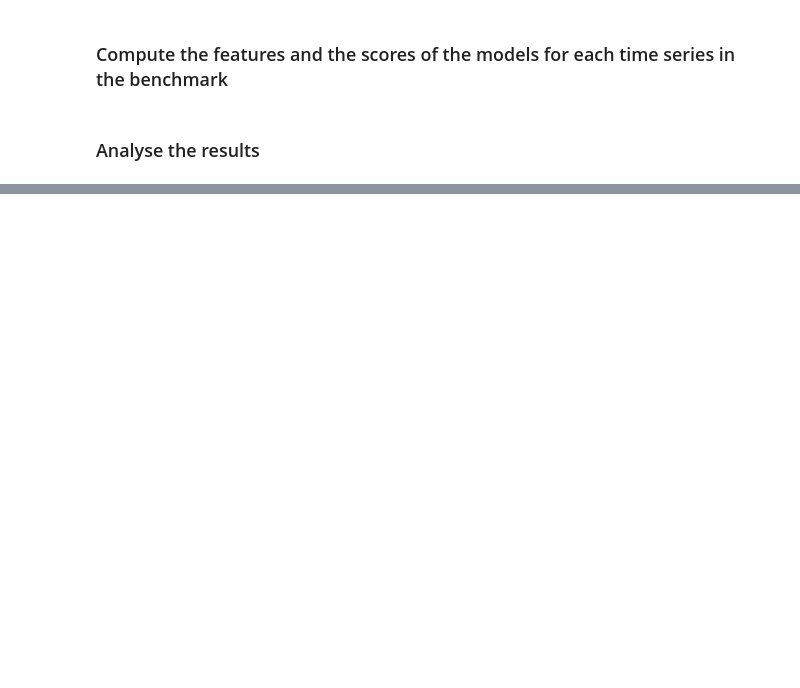
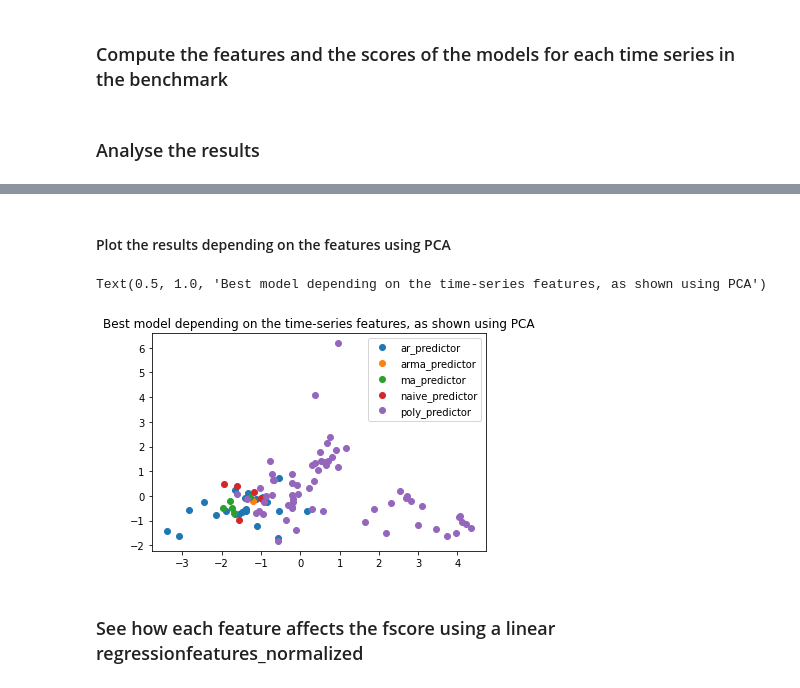
Before and after one commit to gbelouze/mva-time-series, a Jupyter notebook: notebooks/score_and_features.ipynb, the cells around one changed output, grey strips where cells are left out. Cells and saved outputs as stored; diff of their text form; code cells hidden in the pictures; blank space fills up the shorter version.

Commit message:
plot of best model depending on features

```diff
--- a/notebooks/score_and_features.ipynb
+++ b/notebooks/score_and_features.ipynb
@@ -41,2 +45,2 @@ features = pd.read_csv(f"saved_data/features_{benchmark_index}.csv", index_col="
 # %%
-features.head()
+features_normalized = (features - features.mean()) / features.std()
@@ -51,2 +46,0 @@ features.head()
-# %%
-score_df = pd.read_csv(f"saved_data/score_df_{benchmark_index}.csv")
@@ -53,2 +66,6 @@ score_df = pd.read_csv(f"saved_data/score_df_{benchmark_index}.csv")
 # %%
-score_df
+pivot_init = score_df[["f1", "model_name"]]
+df = pd.pivot_table(pivot_init, index="ts_index", columns="model_name", values="f1")
+
+df_np = df.to_numpy()
+best_model = df_np.argmax(axis=1)
@@ -82,0 +72,23 @@ score_df.groupby("model_name").mean()
+# %% [markdown]
+#### Plot the results depending on the features using PCA
+# %%
+from sklearn import decomposition
+
+features_np = features_normalized.to_numpy()
+
+pca = decomposition.PCA(n_components=2)
+XY = pca.fit_transform(features_np)
+# %%
+plot_df = pd.DataFrame(XY, columns=["X", "Y"])
+plot_df["category"] = np.array(list(predictor_dict.keys()))[best_model]
+
+groups = plot_df.groupby("category")
+for name, group in groups:
+    plt.plot(group["X"], group["Y"], marker="o", linestyle="", label=name)
+plt.legend()
+plt.title("Best model depending on the time-series features, as shown using PCA")
+# %% [output]
+Text(0.5, 1.0, 'Best model depending on the time-series features, as shown using PCA')
+[figure, added]
+# %% [markdown]
+### See how each feature affects the fscore using a linear regressionfeatures_normalized
```
Also changed, not shown: parts of 10 cells of this notebook, 4 other files.
